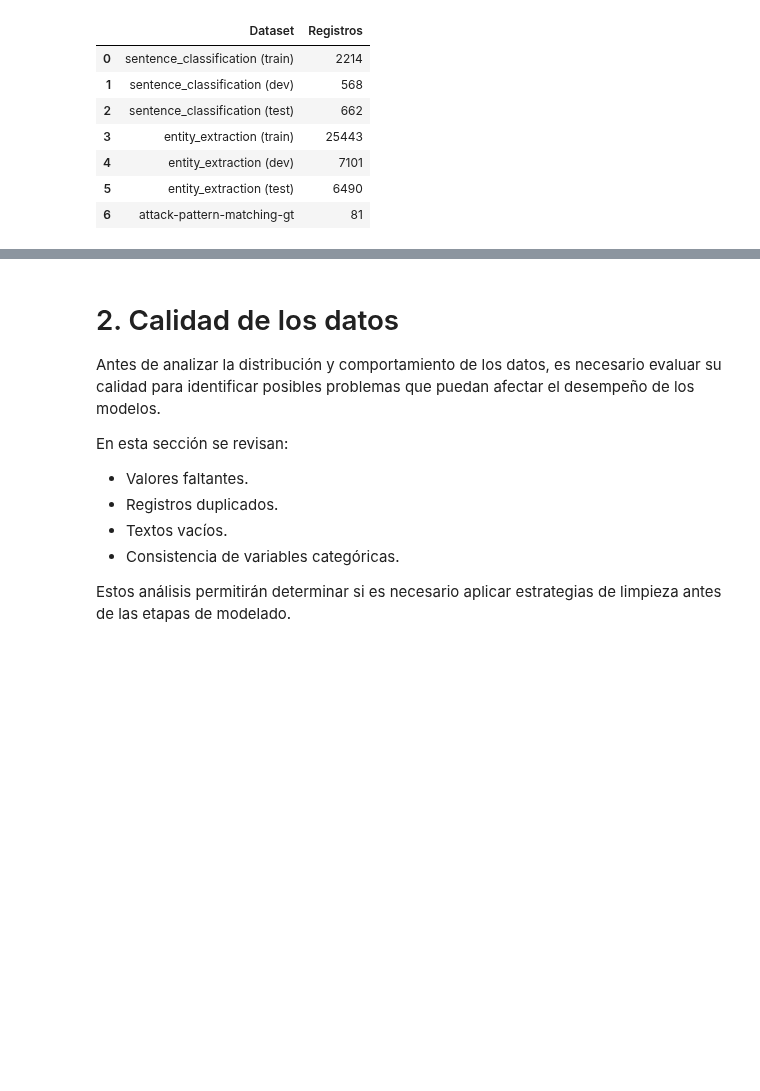
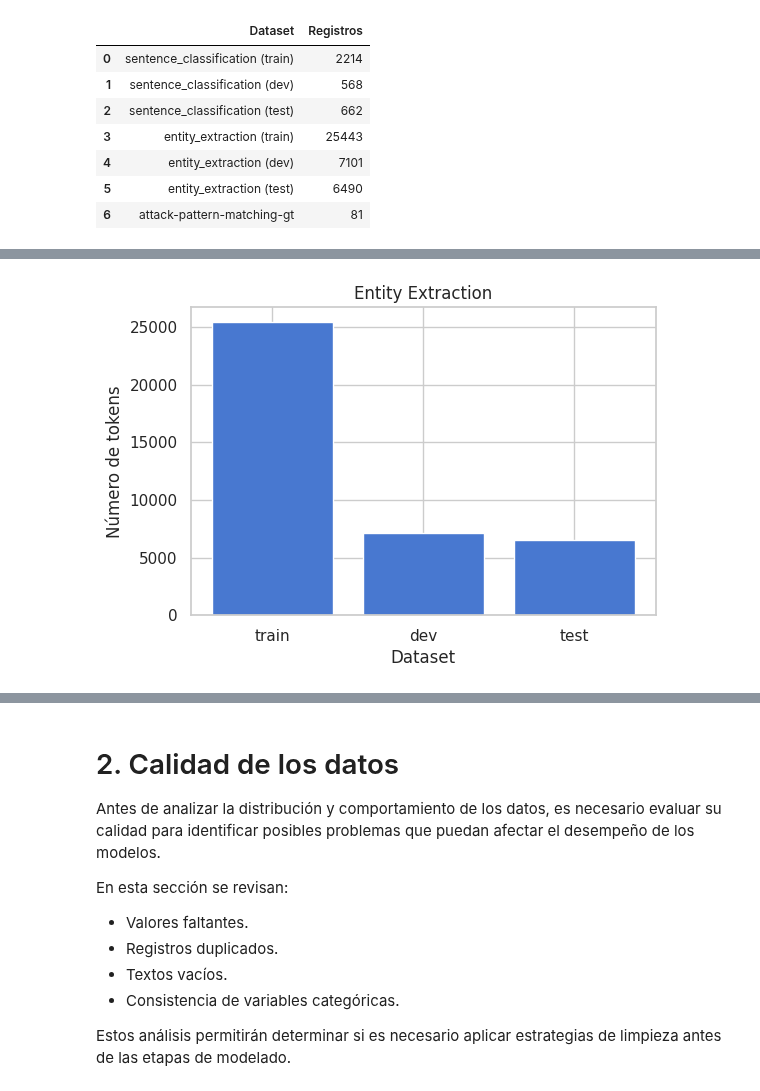
Before and after one commit to Jim-VA/ThreatLLM_v2, a Jupyter notebook: notebooks/Avance1.55Equipo.ipynb, the cells around one changed output, grey strips where cells are left out. Cells and saved outputs as stored; diff of their text form; code cells hidden in the pictures; blank space fills up the shorter version.

```diff
--- a/notebooks/Avance1.55Equipo.ipynb
+++ b/notebooks/Avance1.55Equipo.ipynb
@@ -204,0 +310,29 @@ plt.show()
+# %%
+# Para entity extraction
+ee_summary = pd.DataFrame({
+    "Dataset": [
+        "train",
+        "dev",
+        "test"
+    ],
+    "Tokens": [
+        len(ee_train),
+        len(ee_dev),
+        len(ee_test)
+    ]
+})
+
+plt.figure(figsize=(6, 4))
+
+plt.bar(
+    ee_summary["Dataset"],
+    ee_summary["Tokens"]
+)
+
+plt.ylabel("Número de tokens")
+plt.xlabel("Dataset")
+plt.title("Entity Extraction")
+
+plt.show()
+# %% [output]
+[figure, added]
```
Also changed, not shown: parts of 43 cells of this notebook.
